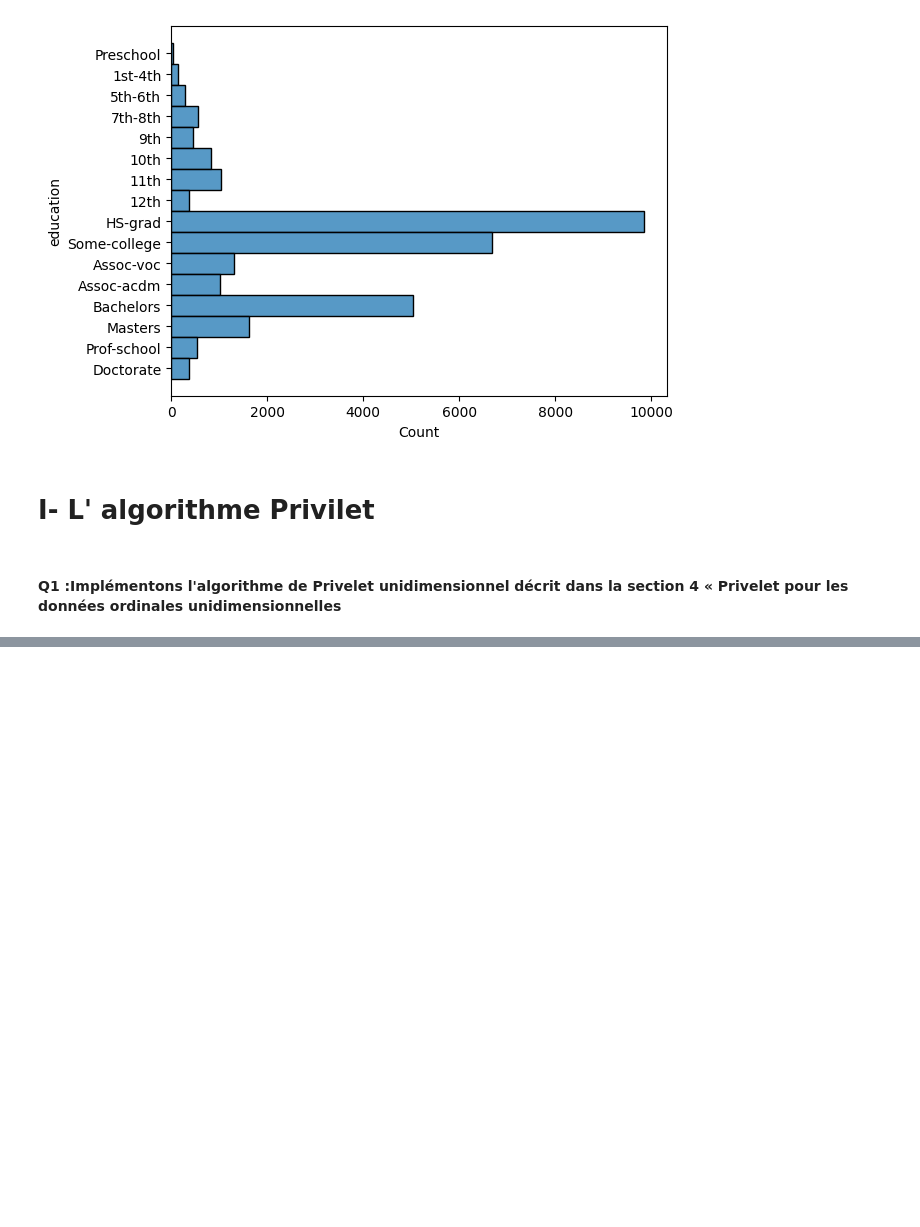
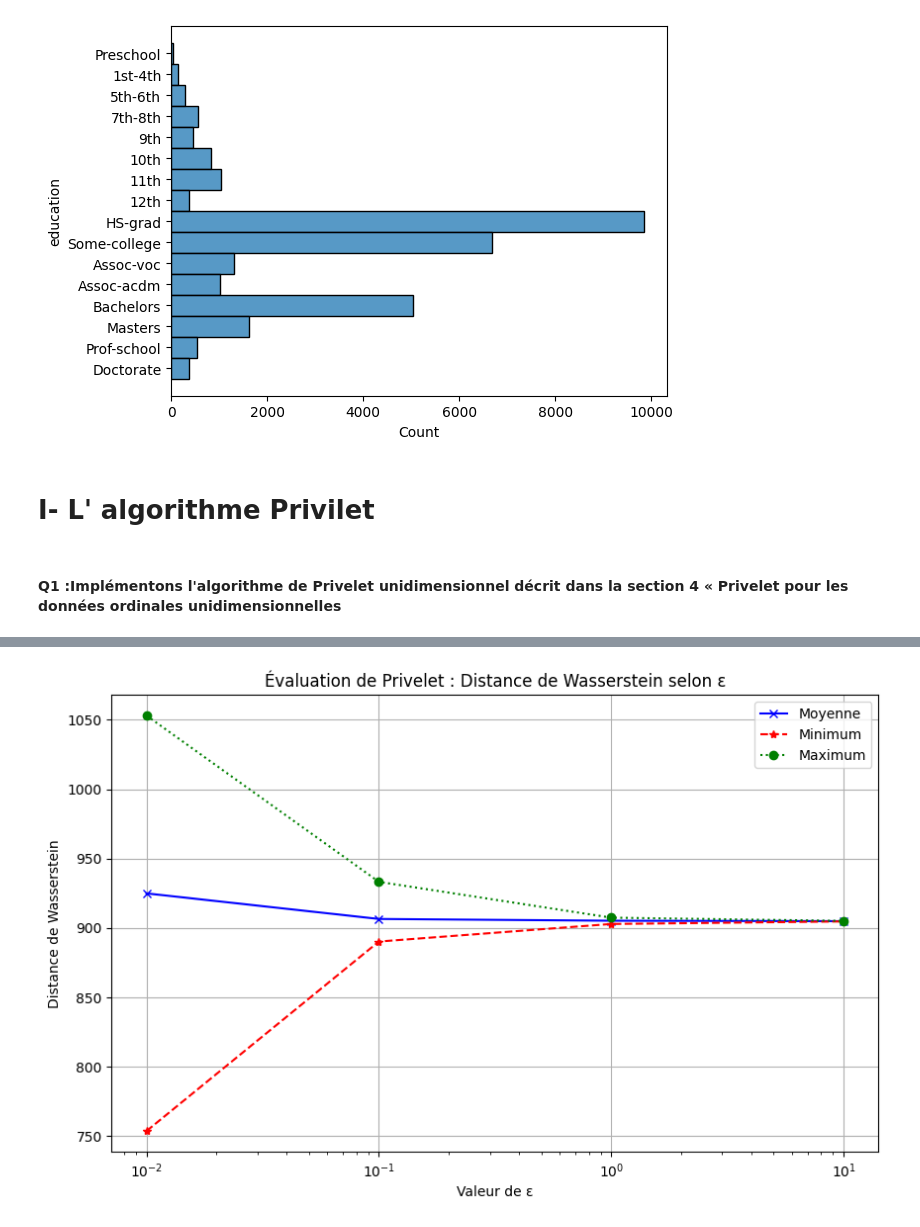
Before and after one commit to Musk-max/sbd_project, a Jupyter notebook: core_work.ipynb, the cells around one changed output, grey strips where cells are left out. Saved outputs shown, nothing was run; the diff lists cells and outputs as text; code cells hidden in the pictures; blank space fills up the shorter version.

```diff
--- a/core_work.ipynb
+++ b/core_work.ipynb
@@ -41,0 +241,4 @@ from numpy.random import laplace
+# %%
+from scipy.stats import wasserstein_distance
+
+compute_wasserstein = lambda original_hist, perturbed_hist: wasserstein_distance(original_hist, perturbed_hist)
@@ -41,0 +262,30 @@ from numpy.random import laplace
+# %%
+def plot_wasserstein_distances(wasserstein_distances, q3_epsilon_values):
+    stats = {
+        'Moyenne': (np.mean, 'x', '-',  'b'),
+        'Minimum': (np.min,  '*', '--', 'r'),
+        'Maximum': (np.max,  'o', ':',  'g'),
+    }
+
+    plt.figure(figsize=(10, 6))
+    for label, (fn, marker, ls, color) in stats.items():
+        plt.plot(q3_epsilon_values, [fn(wasserstein_distances[e]) for e in q3_epsilon_values],
+                 label=label, marker=marker, linestyle=ls, color=color)
+
+    plt.xlabel('Valeur de ε')
+    plt.ylabel('Distance de Wasserstein')
+    plt.title('Évaluation de Privelet : Distance de Wasserstein selon ε')
+    plt.legend()
+    plt.xscale('log')
+    plt.grid(True)
+    plt.show()
+# %%
+
+# Histogramme original (edu_true_histogram) à tester
+edu_true_histogram = np.array([820, 1048, 377, 151, 288, 557, 455, 1008, 1307, 5044, 375, 9840, 1627, 45, 542, 6678])
+
+# Valeurs de epsilon à tester
+q3_epsilon_values = [0.01, 0.1, 1, 10]
+
+# Réaliser l'expérience
+wasserstein_distances = experiment(edu_true_histogram, q3_epsilon_values)
@@ -41,0 +304,4 @@ from numpy.random import laplace
+# %%
+plot_wasserstein_distances(wasserstein_distances, q3_epsilon_values)
+# %% [output]
+[figure, added]
```
Also changed, not shown: parts of 27 cells of this notebook.
